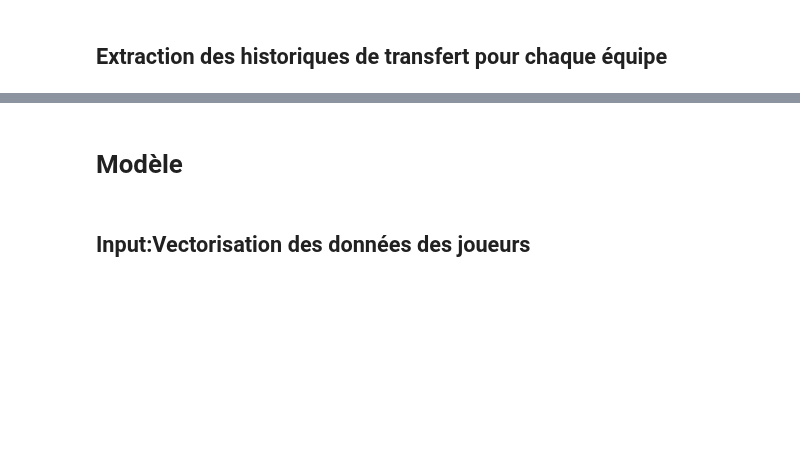
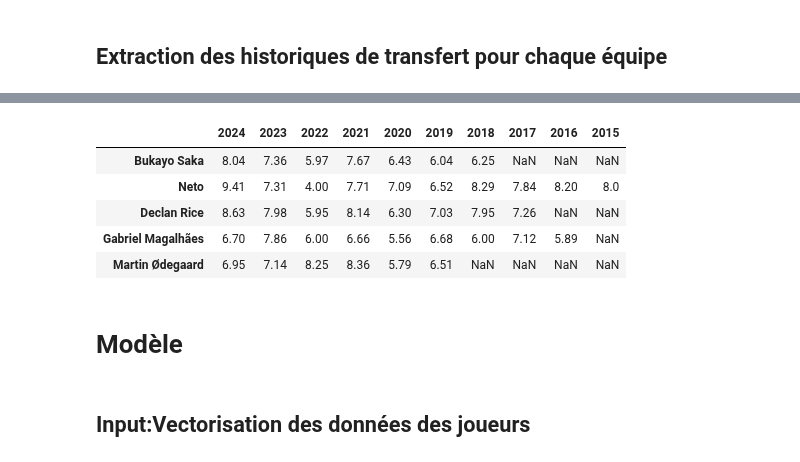
Before and after one commit to RiyadKT/Football-player-performance-prediction, a Jupyter notebook: final.ipynb, the cells around one changed output, grey strips where cells are left out. Drawn from its saved outputs; the diff is of its cells as text; code cells hidden in the pictures; blank space fills up the shorter version.

```diff
--- a/final.ipynb
+++ b/final.ipynb
@@ -588,0 +715,6 @@ pickle.dump(transfer_history,open('transfer_history.pkl','wb'))
+# %%
+team_ids_sf={}
+for c in seasons_sf.keys():
+    team_ids_sf[c]={}
+    for y in seasons_sf[c].keys():
+        team_ids_sf[c][y]=get_team_ids_sf(championships[c],seasons_sf[c][y])
@@ -588,0 +744,31 @@ pickle.dump(transfer_history,open('transfer_history.pkl','wb'))
+# %%
+def get_team_ratings(team_id,season_id,champ_id):
+    url=f'https://www.sofascore.com/api/v1/team/{team_id}/unique-tournament/{champ_id}/season/{season_id}/top-players/overall'
+    response=requests.get(url)
+    data=response.json()
+    try:
+        data=data['topPlayers']['rating']
+    except:
+        print(f'No data for {team_id}')
+        return {}
+
+    ratings={}
+    for entry in data:
+        name=entry['player']['name']
+        name=min([(Levenshtein.distance(name,name_f),name_f) for name_f in player_stats_fbref.index])[1]
+        ratings[name]=entry['statistics']['rating']
+    return ratings
+# %%
+#player_ratings={}
+#seen=set()
+for c,c_id in championships.items():
+    for y,y_id in seasons[c].items():
+        for team,team_id in team_ids_sf[c][y].items():
+            if (c,y,team) not in seen:
+                print(y,team)
+                for player,rating in get_team_ratings(team_id,y_id,c_id).items():
+                    if player in player_ratings.keys():
+                        player_ratings[player][y]=rating
+                    else:
+                        player_ratings[player]={y:rating}
+                seen.add((c,y,team))
@@ -588,0 +798,12 @@ pickle.dump(transfer_history,open('transfer_history.pkl','wb'))
+# %%
+player_ratings=pd.DataFrame(player_ratings).transpose()
+player_ratings.to_csv('player_ratings.csv')
+# %%
+player_ratings.head()
+# %% [output]
+|  | 2024 | 2023 | 2022 | 2021 | 2020 | 2019 | 2018 | 2017 | 2016 | 2015 |
+| Bukayo Saka | 8.04 | 7.36 | 5.97 | 7.67 | 6.43 | 6.04 | 6.25 | NaN | NaN | NaN |
+| Neto | 9.41 | 7.31 | 4.00 | 7.71 | 7.09 | 6.52 | 8.29 | 7.84 | 8.20 | 8.0 |
+| Declan Rice | 8.63 | 7.98 | 5.95 | 8.14 | 6.30 | 7.03 | 7.95 | 7.26 | NaN | NaN |
+| Gabriel Magalhães | 6.70 | 7.86 | 6.00 | 6.66 | 5.56 | 6.68 | 6.00 | 7.12 | 5.89 | NaN |
+| Martin Ødegaard | 6.95 | 7.14 | 8.25 | 8.36 | 5.79 | 6.51 | NaN | NaN | NaN | NaN |
```
Also changed, not shown: parts of 45 cells of this notebook, 2 other files.
